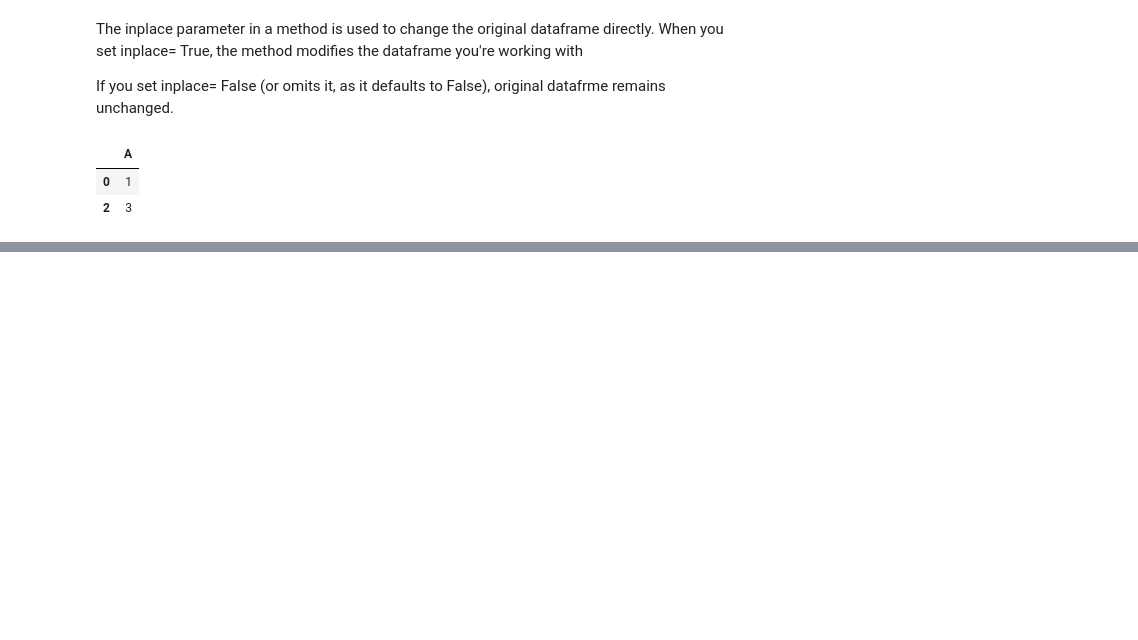
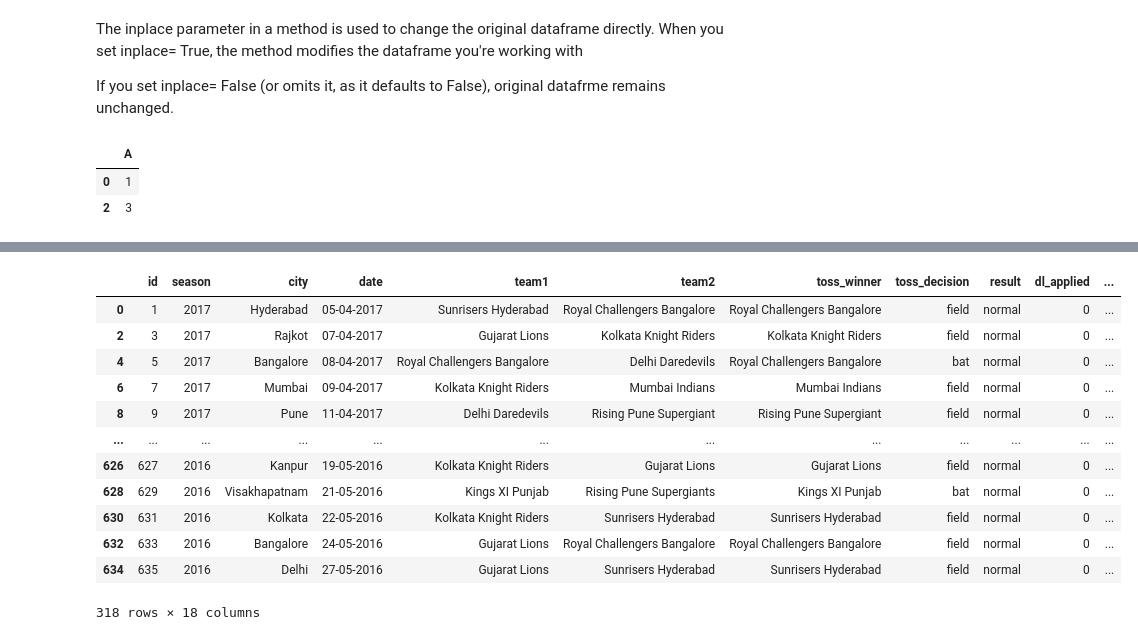
Before and after one commit to Srishti36912/Python_clg, a Jupyter notebook: ipl.ipynb, the cells around one changed output, grey strips where cells are left out. Saved outputs shown, nothing was run; the diff lists cells and outputs as text; code cells hidden in the pictures; blank space fills up the shorter version.

Commit message:
fetching rows and columns using iloc and loc

```diff
--- a/ipl.ipynb
+++ b/ipl.ipynb
@@ -186,0 +344,16 @@ df1.drop(1, axis=0)
+# %%
+df.loc[::2] # selects every second row, starting from the first row.
+# %% [output]
+|  | id | season | city | date | team1 | team2 | toss_winner | toss_decision | result | dl_applied | ... |
+| 0 | 1 | 2017 | Hyderabad | 05-04-2017 | Sunrisers Hyderabad | Royal Challengers Bangalore | Royal Challengers Bangalore | field | normal | 0 | ... |
+| 2 | 3 | 2017 | Rajkot | 07-04-2017 | Gujarat Lions | Kolkata Knight Riders | Kolkata Knight Riders | field | normal | 0 | ... |
+| 4 | 5 | 2017 | Bangalore | 08-04-2017 | Royal Challengers Bangalore | Delhi Daredevils | Royal Challengers Bangalore | bat | normal | 0 | ... |
+| 6 | 7 | 2017 | Mumbai | 09-04-2017 | Kolkata Knight Riders | Mumbai Indians | Mumbai Indians | field | normal | 0 | ... |
+| 8 | 9 | 2017 | Pune | 11-04-2017 | Delhi Daredevils | Rising Pune Supergiant | Rising Pune Supergiant | field | normal | 0 | ... |
+| ... | ... | ... | ... | ... | ... | ... | ... | ... | ... | ... | ... |
+| 626 | 627 | 2016 | Kanpur | 19-05-2016 | Kolkata Knight Riders | Gujarat Lions | Gujarat Lions | field | normal | 0 | ... |
+| 628 | 629 | 2016 | Visakhapatnam | 21-05-2016 | Kings XI Punjab | Rising Pune Supergiants | Kings XI Punjab | bat | normal | 0 | ... |
+| 630 | 631 | 2016 | Kolkata | 22-05-2016 | Kolkata Knight Riders | Sunrisers Hyderabad | Sunrisers Hyderabad | field | normal | 0 | ... |
+| 632 | 633 | 2016 | Bangalore | 24-05-2016 | Gujarat Lions | Royal Challengers Bangalore | Royal Challengers Bangalore | field | normal | 0 | ... |
+| 634 | 635 | 2016 | Delhi | 27-05-2016 | Gujarat Lions | Sunrisers Hyderabad | Sunrisers Hyderabad | field | normal | 0 | ... |
+318 rows × 18 columns
```
Also changed, not shown: parts of 17 cells of this notebook.
